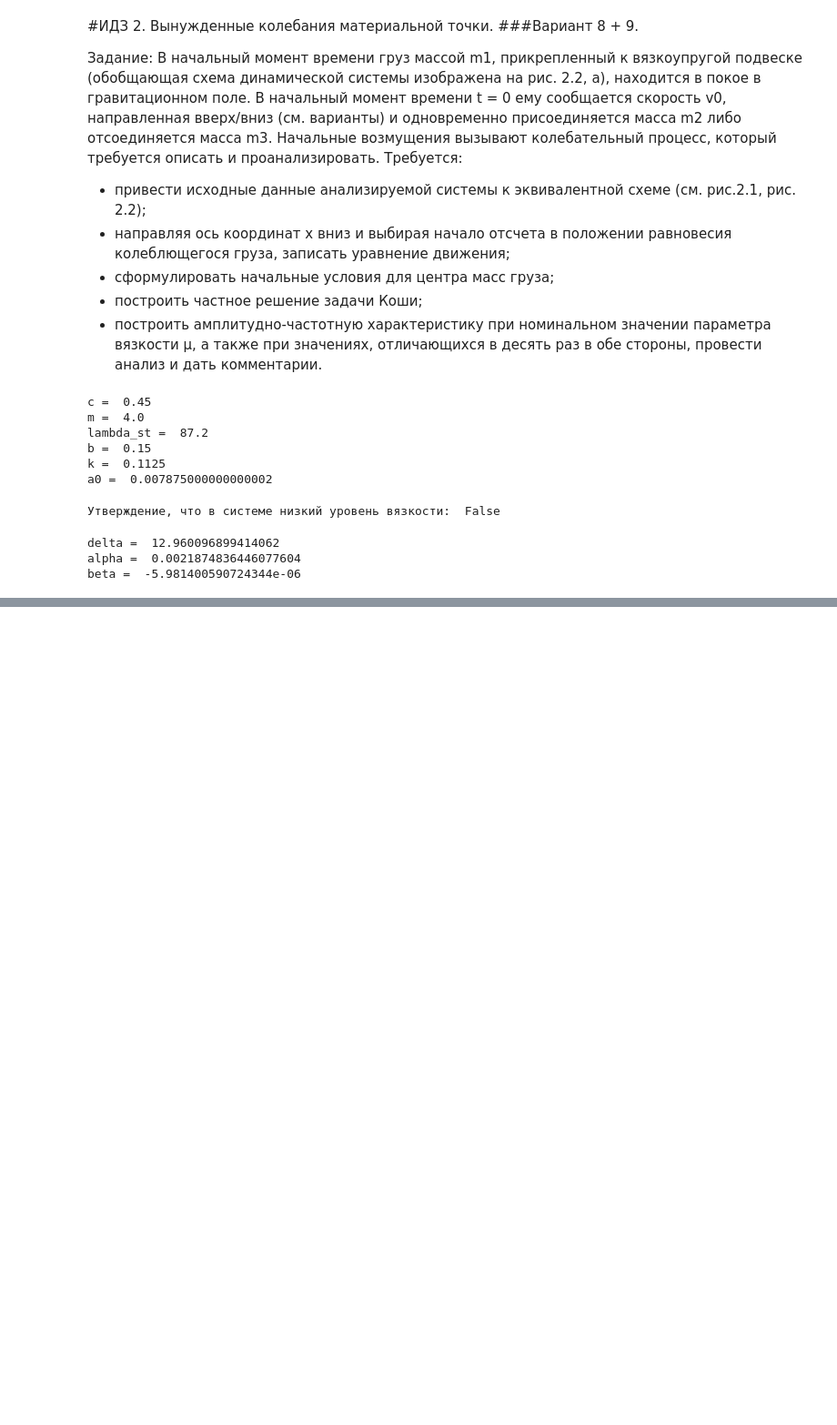
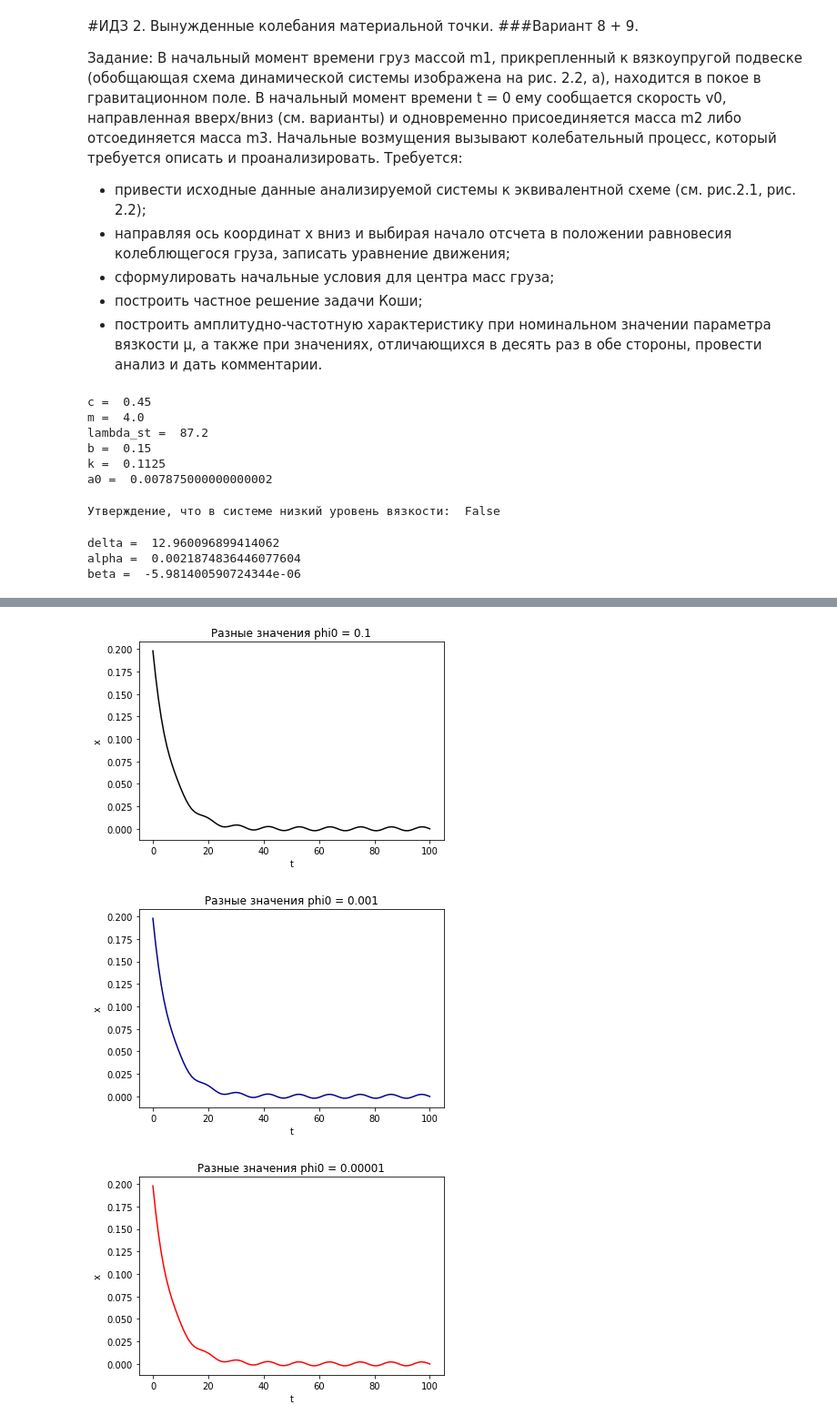
Before and after one commit to Viktory4121/Math_modeling, a Jupyter notebook: ИДЗ2.ipynb, the cells around one changed output, grey strips where cells are left out. Shown at 91% size. Drawn from its saved outputs; the diff is of its cells as text; code cells hidden in the pictures; blank space fills up the shorter version.

```diff
--- a/ИДЗ2.ipynb
+++ b/ИДЗ2.ipynb
@@ -114,0 +134,8 @@ plt.plot(t, x_test, color = "red")
+# %%
+function(t, omega, 0.1, 0.1, 1, "black", "Разные значения phi0 = 0.1")
+function(t, omega, 0.1, 0.001, 1, "darkblue", "Разные значения phi0 = 0.001")
+function(t, omega, 0.1, 0.00001, 1, "red", "Разные значения phi0 = 0.00001")
+# %% [output]
+[figure, added]
+[figure, added]
+[figure, added]
```
Also changed, not shown: parts of 6 cells of this notebook.
